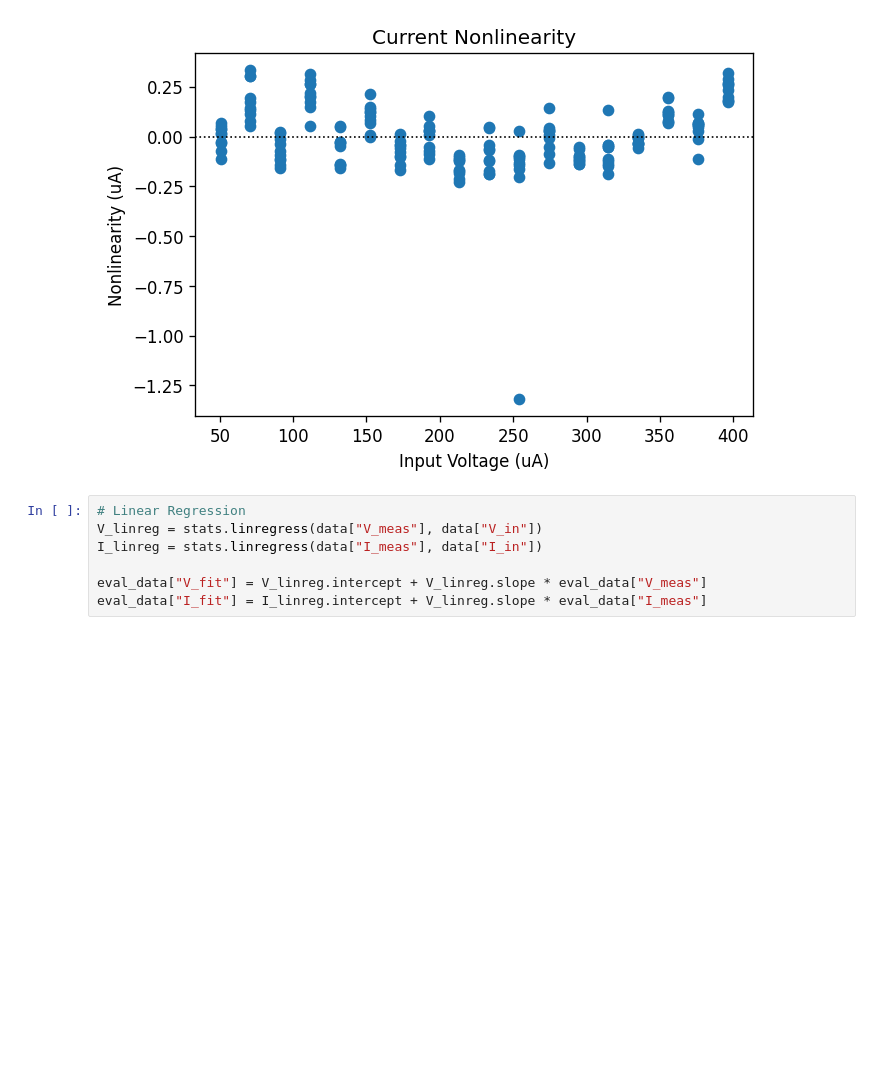
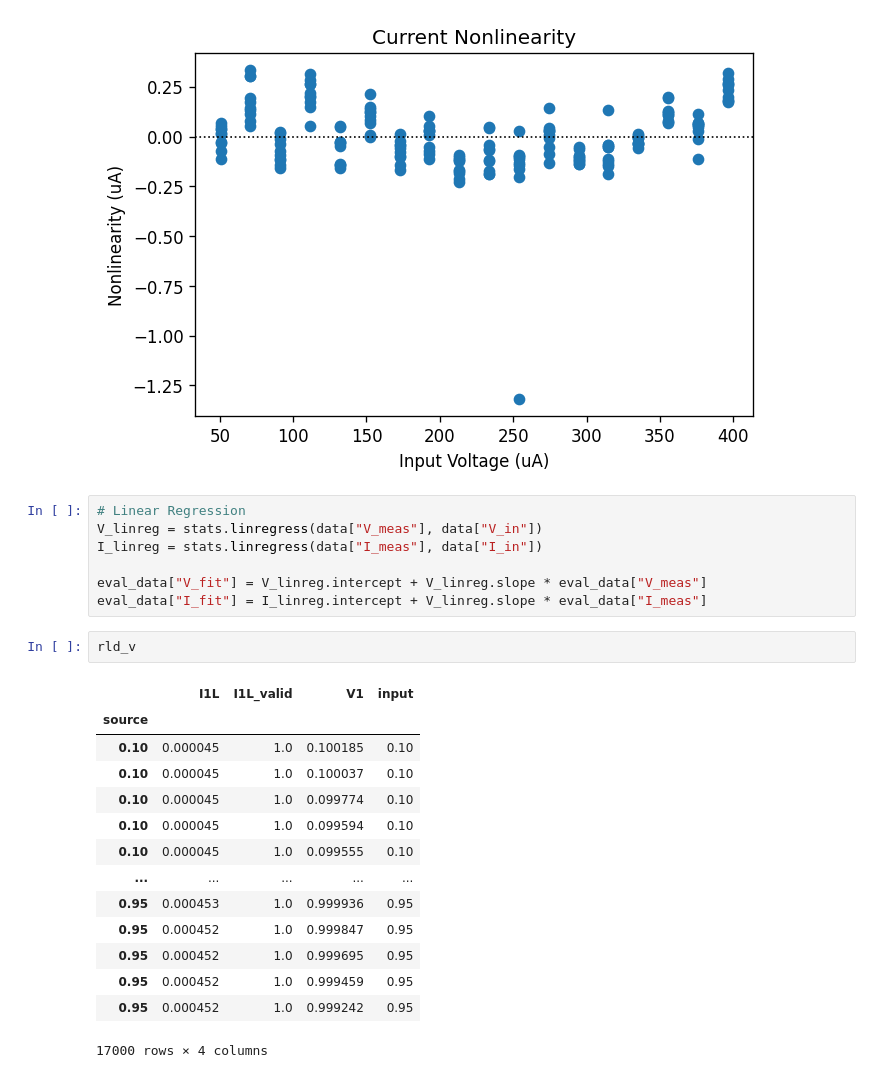
Before and after one commit to jlab-sensing/soil-power-sensor-calibration, a Jupyter notebook: calibration.ipynb, the cells around one changed output. Saved outputs shown, nothing was run; the diff lists cells and outputs as text; blank space fills up the shorter version.

```diff
--- a/calibration.ipynb
+++ b/calibration.ipynb
@@ -196,4 +232,21 @@ I_linreg = stats.linregress(data["I_meas"], data["I_in"])
 
 eval_data["V_fit"] = V_linreg.intercept + V_linreg.slope * eval_data["V_meas"]
 eval_data["I_fit"] = I_linreg.intercept + V_linreg.slope * eval_data["I_meas"]
+# %%
+rld_v
+# %% [output]
+|  | I1L | I1L_valid | V1 | input |
+| source |  |  |  |  |
+| 0.10 | 0.000045 | 1.0 | 0.100185 | 0.10 |
+| 0.10 | 0.000045 | 1.0 | 0.100037 | 0.10 |
+| 0.10 | 0.000045 | 1.0 | 0.099774 | 0.10 |
+| 0.10 | 0.000045 | 1.0 | 0.099594 | 0.10 |
+| 0.10 | 0.000045 | 1.0 | 0.099555 | 0.10 |
+| ... | ... | ... | ... | ... |
+| 0.95 | 0.000453 | 1.0 | 0.999936 | 0.95 |
+| 0.95 | 0.000452 | 1.0 | 0.999847 | 0.95 |
+| 0.95 | 0.000452 | 1.0 | 0.999695 | 0.95 |
+| 0.95 | 0.000452 | 1.0 | 0.999459 | 0.95 |
+| 0.95 | 0.000452 | 1.0 | 0.999242 | 0.95 |
+17000 rows × 4 columns
 # %%
```
Also changed, not shown: parts of 10 cells of this notebook.
